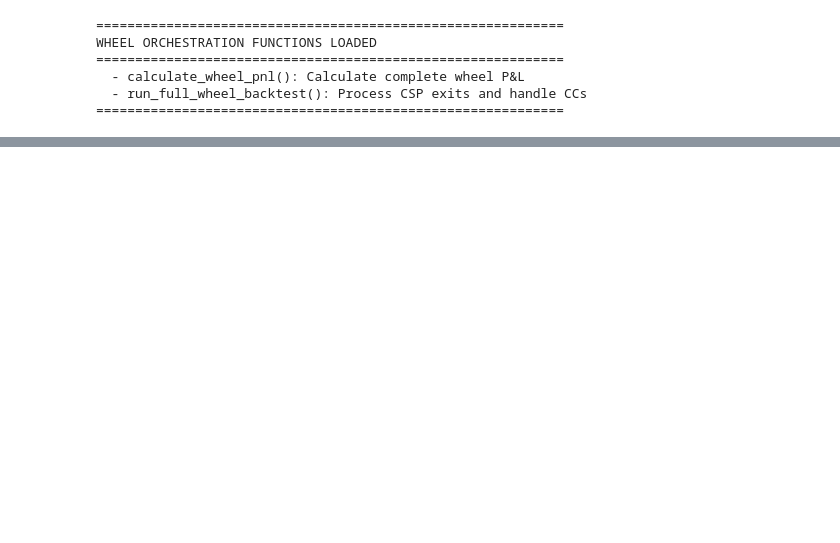
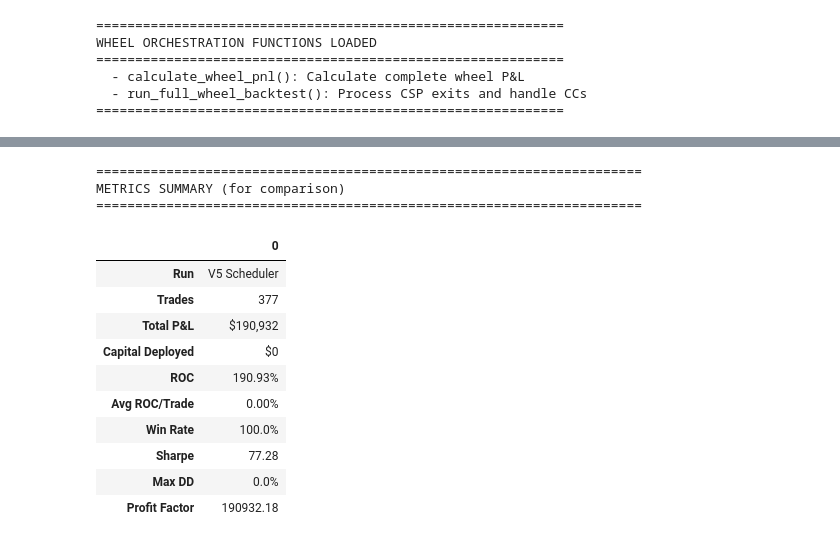
Before and after one commit to kushminer/wheel_strategy, a Jupyter notebook: notebooks/wheel_version_5_scheduler.ipynb, the cells around one changed output, grey strips where cells are left out. Drawn from its saved outputs; the diff is of its cells as text; code cells hidden in the pictures; blank space fills up the shorter version.

```diff
--- a/notebooks/wheel_version_5_scheduler.ipynb
+++ b/notebooks/wheel_version_5_scheduler.ipynb
@@ -3151,0 +3389,47 @@ Name: count, dtype: int64
+# %%
+# =============================================================================
+# METRICS SUMMARY TABLE (for comparison across runs)
+# =============================================================================
+
+def metrics_to_dataframe(metrics, run_name='Current'):
+    """Convert metrics dict to a DataFrame row for comparison."""
+    if metrics is None:
+        return pd.DataFrame()
+
+    # Safely get values with defaults for backwards compatibility
+    summary = {
+        'Run': run_name,
+        'Trades': metrics.get('total_trades', 0),
+        'Total P&L': f"${metrics.get('total_pnl', 0):,.0f}",
+        'Capital Deployed': f"${metrics.get('total_capital_deployed', 0):,.0f}",
+        'ROC': f"{metrics.get('total_return_pct', 0):.2f}%",
+        'Avg ROC/Trade': f"{metrics.get('avg_roc_per_trade', 0):.2f}%",
+        'Win Rate': f"{metrics.get('win_rate', 0):.1f}%",
+        'Sharpe': f"{metrics.get('sharpe_ratio', 0):.2f}",
+        'Max DD': f"{metrics.get('max_drawdown_pct', 0):.1f}%",
+        'Profit Factor': f"{metrics.get('profit_factor', 0):.2f}",
+    }
+    return pd.DataFrame([summary])
+
+# Display summary table
+if 'hf_metrics' in dir() and hf_metrics is not None:
+    print("=" * 70)
+    print("METRICS SUMMARY (for comparison)")
+    print("=" * 70)
+    summary_df = metrics_to_dataframe(hf_metrics, run_name='V5 Scheduler')
+    display(summary_df.T)
+# %% [output]
+======================================================================
+METRICS SUMMARY (for comparison)
+======================================================================
+|  | 0 |
+| Run | V5 Scheduler |
+| Trades | 377 |
+| Total P&L | $190,932 |
+| Capital Deployed | $0 |
+| ROC | 190.93% |
+| Avg ROC/Trade | 0.00% |
+| Win Rate | 100.0% |
+| Sharpe | 77.28 |
+| Max DD | 0.0% |
+| Profit Factor | 190932.18 |
```
Also changed, not shown: parts of 63 cells of this notebook, 3 other files.
